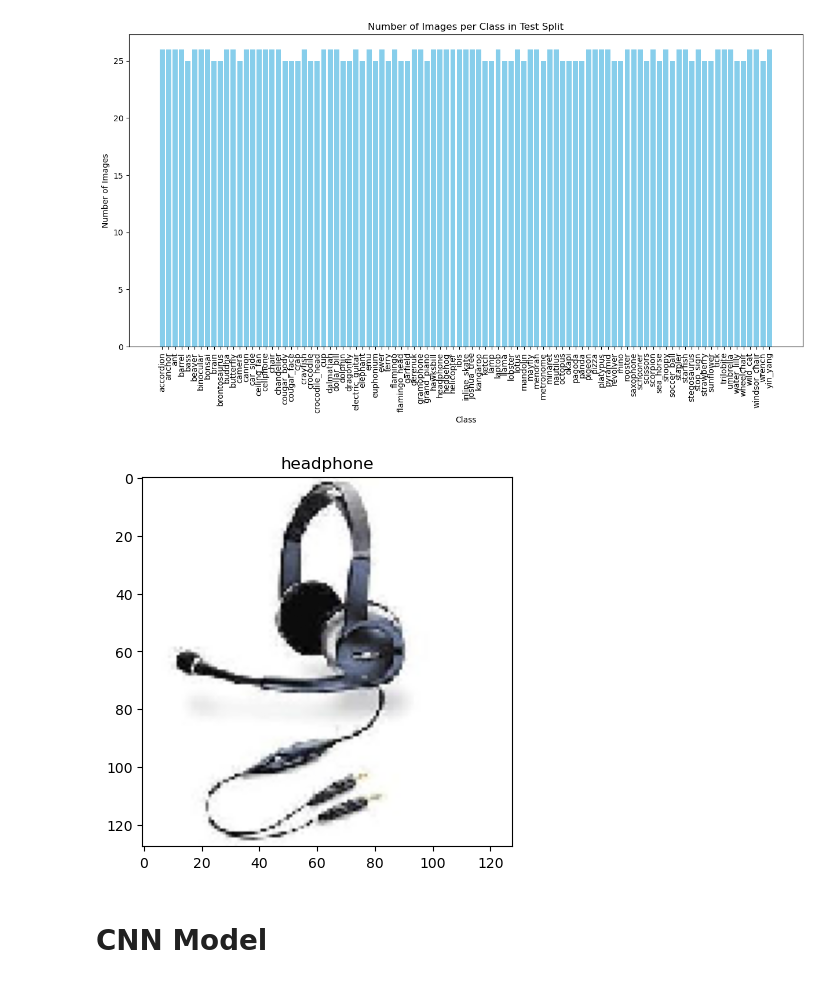
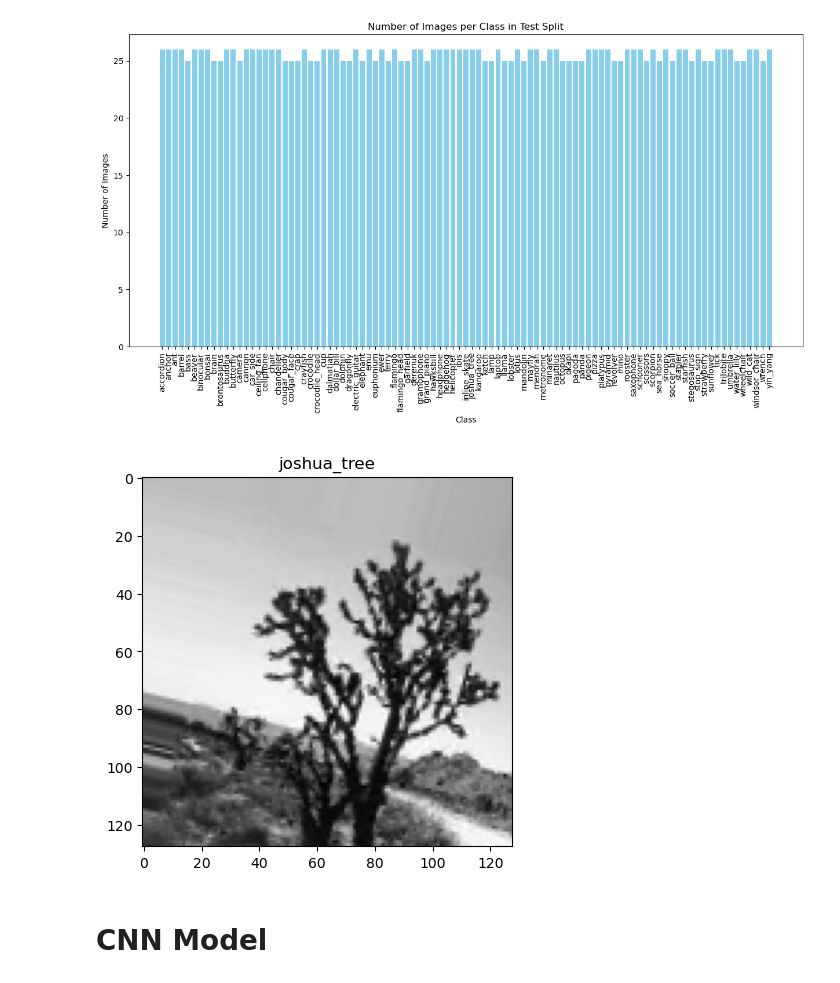
Before and after one commit to MrLFW/deeplearningcw, a Jupyter notebook: CNN.ipynb, the cells around one changed output. Drawn from its saved outputs; the diff is of its cells as text; code cells hidden in the pictures.

```diff
--- a/CNN.ipynb
+++ b/CNN.ipynb
@@ -72,6 +106,7 @@ balanced_images = []
 balanced_labels = []
 
 for class_id in unique_classes:
+    print("Balancing class", class_names[class_id])
     # get all images and labels of the current class
     class_images = images[labels == class_id]
     class_labels = labels[labels == class_id]
@@ -96,6 +131,16 @@ for class_id in unique_classes:
         balanced_images.extend(augmented_images[:num_to_generate])
         balanced_labels.extend(augmented_labels[:num_to_generate])
 
-balanced_images = np.array(balanced_images)
+balanced_images = np.array(balanced_images, dtype=np.float16)
 balanced_labels = np.array(balanced_labels)
 balanced_images = balanced_images / 255.0 # normalize
+
+del class_images
+del class_labels
+del augmented_images
+del augmented_labels
+del x_batch
+del y_batch
+del images
+del labels
+gc.collect()
@@ -137,12 +232,12 @@ plt.show()
 [figure]
 # %%
 # shows a random augmented image
-index = random.randint(0, len(show_images))
-plt.imshow(balanced_images[index])
-plt.title(class_names[balanced_labels[index]])
+index = random.randint(0, len(x_train))
+plt.imshow(x_train[index].astype(np.float32))
+plt.title(class_names[y_train[index]])
 plt.show()
 # %% [output]
-[figure, old version]
+[figure, new version]
 # %% [markdown]
 # CNN Model
 # %%
```
Also changed, not shown: parts of 28 cells of this notebook.
